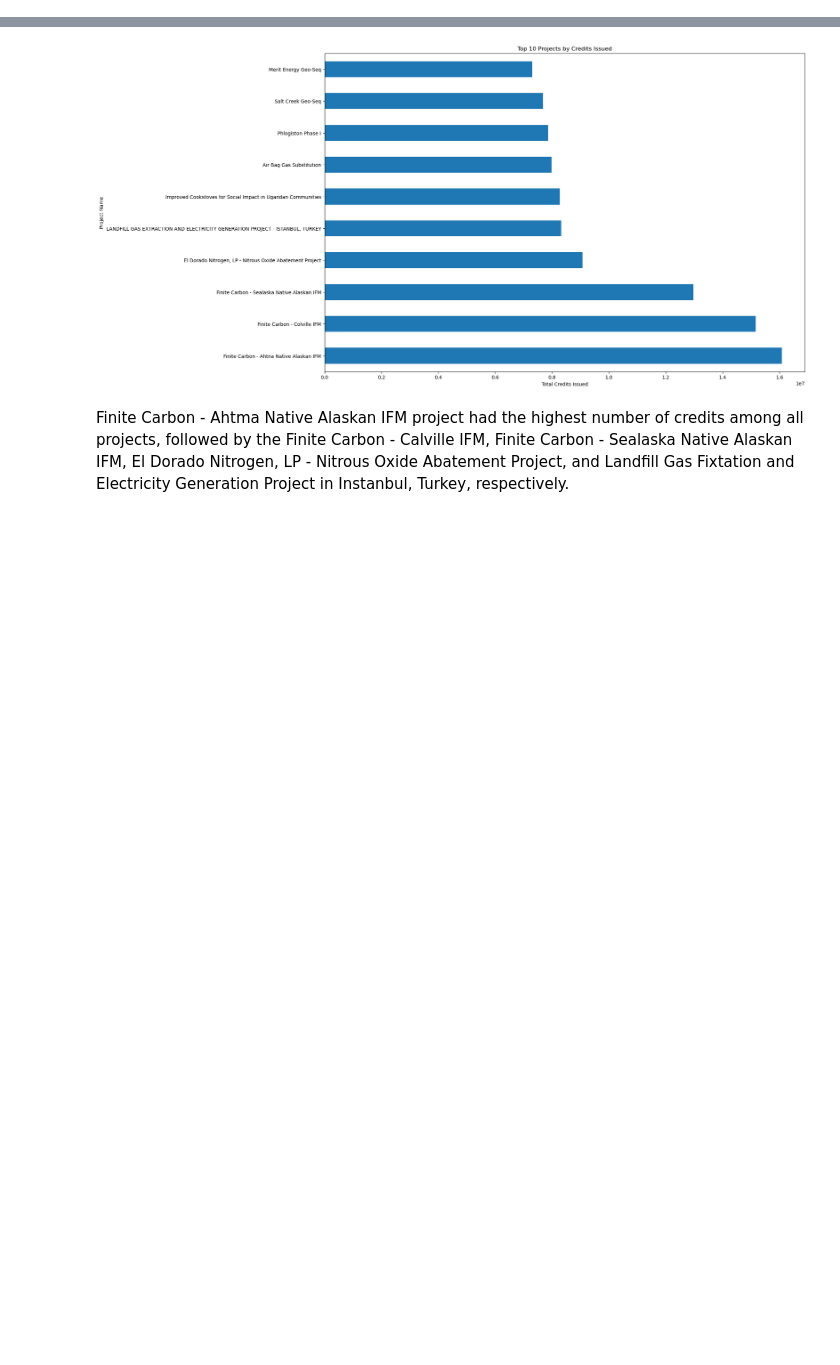
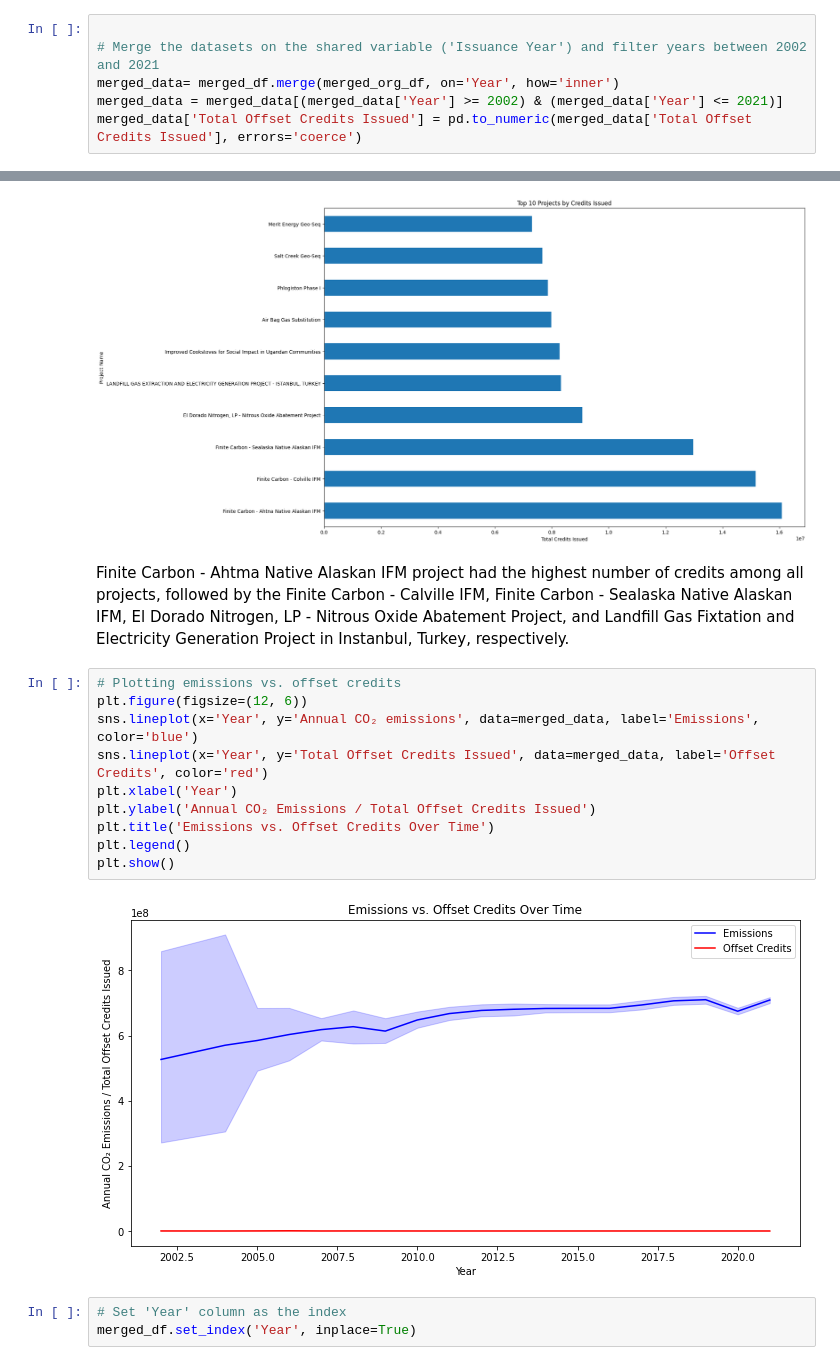
Before and after one commit to Wairimukimm/Carbon-credits-chronicles, a Jupyter notebook: Untitled.ipynb, the cells around one changed output, grey strips where cells are left out. Drawn from its saved outputs; the diff is of its cells as text; blank space fills up the shorter version.

```diff
--- a/Untitled.ipynb
+++ b/Untitled.ipynb
@@ -182,0 +170,6 @@ memory usage: 775.3+ KB
+# %%
+
+# Merge the datasets on the shared variable ('Issuance Year') and filter years between 2002 and 2021
+merged_data= merged_df.merge(merged_org_df, on='Year', how='inner')
+merged_data = merged_data[(merged_data['Year'] >= 2002) & (merged_data['Year'] <= 2021)]
+merged_data['Total Offset Credits Issued'] = pd.to_numeric(merged_data['Total Offset Credits Issued'], errors='coerce')
@@ -268,3 +275,18 @@ plt.show()
 [figure]
 # %% [markdown]
 Finite Carbon - Ahtma Native Alaskan IFM project had the highest number of credits among all projects, followed by the Finite Carbon - Calville IFM, Finite Carbon - Sealaska Native Alaskan IFM, El Dorado Nitrogen, LP - Nitrous Oxide Abatement Project, and Landfill Gas Fixtation and Electricity Generation Project in Instanbul, Turkey, respectively.
+# %%
+# Plotting emissions vs. offset credits
+plt.figure(figsize=(12, 6))
+sns.lineplot(x='Year', y='Annual CO₂ emissions', data=merged_data, label='Emissions', color='blue')
+sns.lineplot(x='Year', y='Total Offset Credits Issued', data=merged_data, label='Offset Credits', color='red')
+plt.xlabel('Year')
+plt.ylabel('Annual CO₂ Emissions / Total Offset Credits Issued')
+plt.title('Emissions vs. Offset Credits Over Time')
+plt.legend()
+plt.show()
+# %% [output]
+[figure, added]
+# %%
+# Set 'Year' column as the index
+merged_df.set_index('Year', inplace=True)
```
Also changed, not shown: parts of 21 cells of this notebook, 2 other files.
